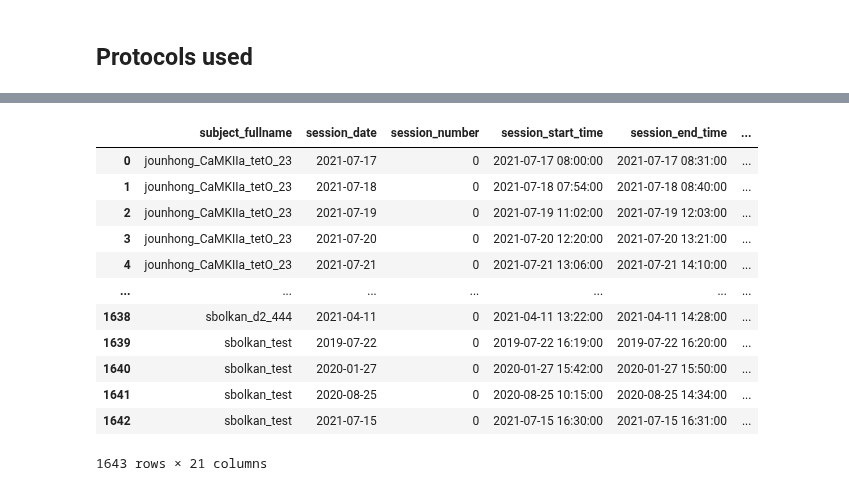
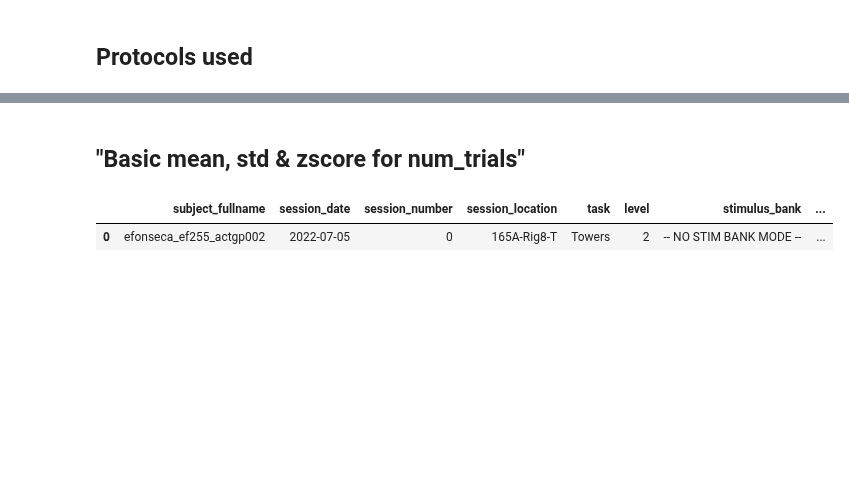
Before and after one commit to BrainCOGS/U19-pipeline-python, a Jupyter notebook: notebooks/numtrials_and_bias_check.ipynb, the cells around one changed output, grey strips where cells are left out. Saved outputs shown, nothing was run; the diff lists cells and outputs as text; code cells hidden in the pictures; blank space fills up the shorter version.

```diff
--- a/notebooks/numtrials_and_bias_check.ipynb
+++ b/notebooks/numtrials_and_bias_check.ipynb
@@ -204,16 +128,27 @@ plt.show()
-# %%
-session_p_df
-# %% [output]
-|  | subject_fullname | session_date | session_number | session_start_time | session_end_time | ... |
-| 0 | jounhong_CaMKIIa_tetO_23 | 2021-07-17 | 0 | 2021-07-17 08:00:00 | 2021-07-17 08:31:00 | ... |
-| 1 | jounhong_CaMKIIa_tetO_23 | 2021-07-18 | 0 | 2021-07-18 07:54:00 | 2021-07-18 08:40:00 | ... |
-| 2 | jounhong_CaMKIIa_tetO_23 | 2021-07-19 | 0 | 2021-07-19 11:02:00 | 2021-07-19 12:03:00 | ... |
-| 3 | jounhong_CaMKIIa_tetO_23 | 2021-07-20 | 0 | 2021-07-20 12:20:00 | 2021-07-20 13:21:00 | ... |
-| 4 | jounhong_CaMKIIa_tetO_23 | 2021-07-21 | 0 | 2021-07-21 13:06:00 | 2021-07-21 14:10:00 | ... |
-| ... | ... | ... | ... | ... | ... | ... |
-| 1638 | sbolkan_d2_444 | 2021-04-11 | 0 | 2021-04-11 13:22:00 | 2021-04-11 14:28:00 | ... |
-| 1639 | sbolkan_test | 2019-07-22 | 0 | 2019-07-22 16:19:00 | 2019-07-22 16:20:00 | ... |
-| 1640 | sbolkan_test | 2020-01-27 | 0 | 2020-01-27 15:42:00 | 2020-01-27 15:50:00 | ... |
-| 1641 | sbolkan_test | 2020-08-25 | 0 | 2020-08-25 10:15:00 | 2020-08-25 14:34:00 | ... |
-| 1642 | sbolkan_test | 2021-07-15 | 0 | 2021-07-15 16:30:00 | 2021-07-15 16:31:00 | ... |
-1643 rows × 21 columns
+# %% [markdown]
+## "Basic mean, std & zscore for num_trials"
+# %%
+session_p_df = session_df.copy()
+
+#Sort by subject, date and session number
+session_p_df = session_p_df.sort_values(by=['subject_fullname', 'session_date', 'session_number'], ascending=[True, False, False])
+session_p_df = session_p_df.reset_index(drop=True)
+
+# Group metrics for each subject (total num sessions, mean num_trials, std num_trials)
+num_sessions_df = session_p_df.groupby('subject_fullname').agg({'session_date': [('total_sessions', 'count')], \
+     'num_trials': [('avg_trials', 'mean'), ('std_trials', 'std')]})
+num_sessions_df.columns = num_sessions_df.columns.droplevel()
+num_sessions_df = num_sessions_df.reset_index()
+
+# Merge session count to session df
+session_p_df = session_p_df.merge(num_sessions_df)
+
+session_p_df['z_score_trials'] = (session_p_df['num_trials'] - session_p_df['avg_trials']) / session_p_df['std_trials']
+
+# Keep only today's session
+session_p_df = session_p_df.loc[session_p_df['session_date'] == current_date,:]
+session_p_df = session_p_df.reset_index(drop=True)
+session_p_df
+# %% [output]
+|  | subject_fullname | session_date | session_number | session_location | task | level | stimulus_bank | ... |
+| 0 | efonseca_ef255_actgp002 | 2022-07-05 | 0 | 165A-Rig8-T | Towers | 2 | -- NO STIM BANK MODE -- | ... |
```
Also changed, not shown: parts of 14 cells of this notebook, 10 other files.
